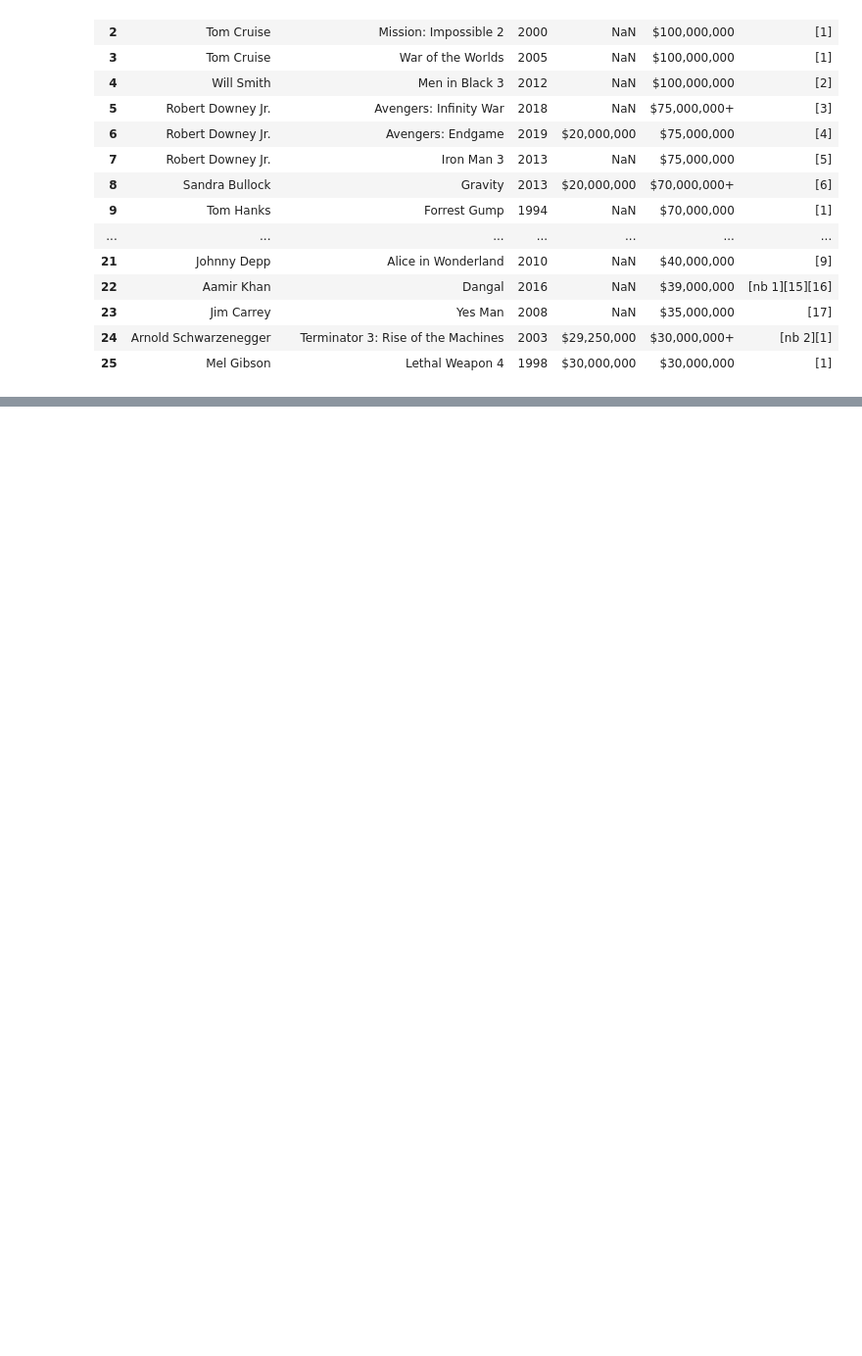
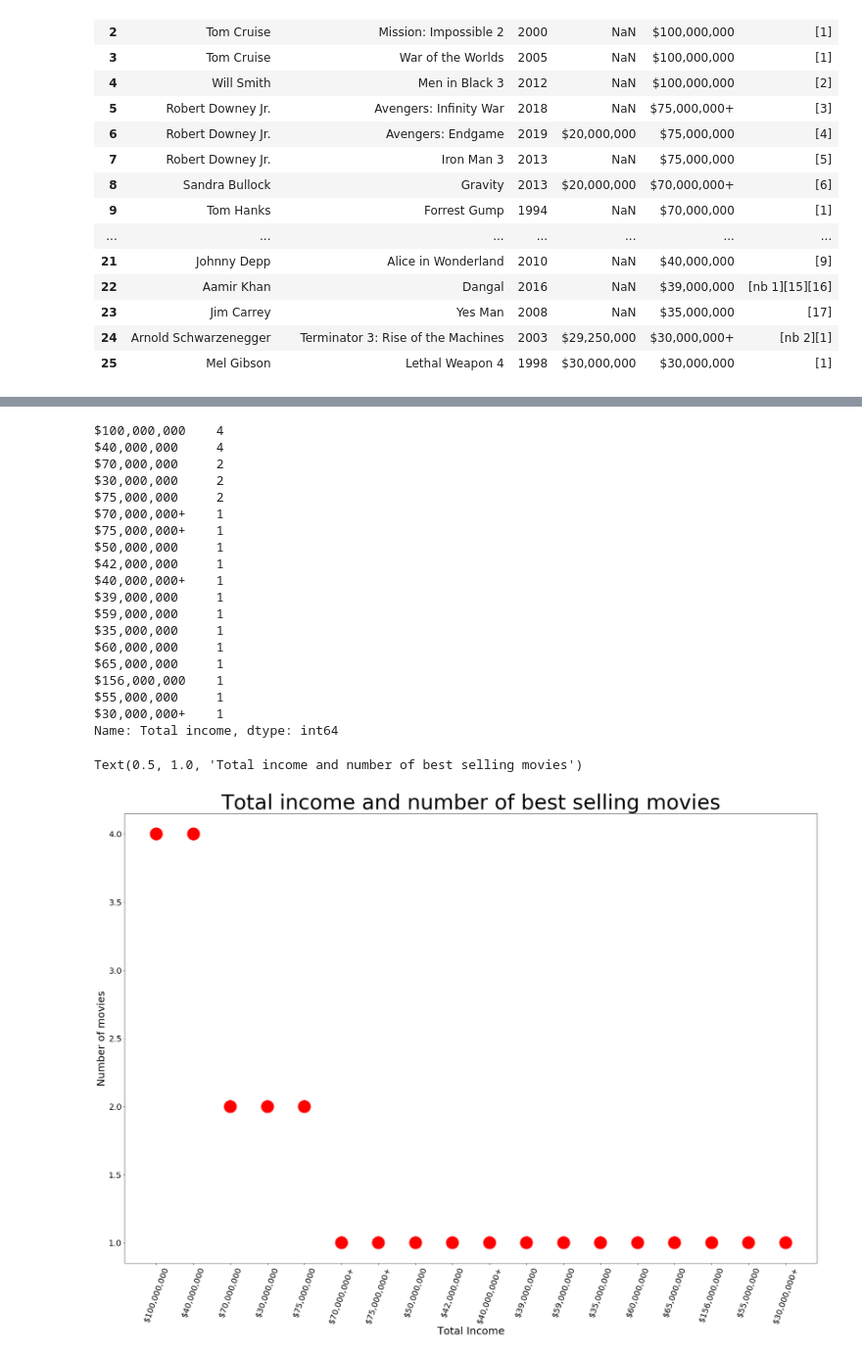
Before and after one commit to Thesavagecoder7784/Statistical-Data-Analysis-With-Pandas, a Jupyter notebook: Actor.ipynb, the cells around one changed output, grey strips where cells are left out. Shown at 98% size. Saved outputs shown, nothing was run; the diff lists cells and outputs as text; code cells hidden in the pictures; blank space fills up the shorter version.

```diff
--- a/Actor.ipynb
+++ b/Actor.ipynb
@@ -123,0 +97,31 @@ Name: Salary, dtype: int64
+# %%
+c = df['Total income'].value_counts()
+print(c)
+plt.plot(c, c ='Red' , ls='', marker = 'o', ms=30)
+plt.xticks(fontsize = 20,rotation = 70)
+plt.yticks(fontsize = 20)
+plt.xlabel("Total Income",fontsize = 25)
+plt.ylabel("Number of movies",fontsize = 25)
+plt.title("Total income and number of best selling movies",fontsize = 50)
+# %% [output]
+$100,000,000    4
+$40,000,000     4
+$70,000,000     2
+$30,000,000     2
+$75,000,000     2
+$70,000,000+    1
+$75,000,000+    1
+$50,000,000     1
+$42,000,000     1
+$40,000,000+    1
+$39,000,000     1
+$59,000,000     1
+$35,000,000     1
+$60,000,000     1
+$65,000,000     1
+$156,000,000    1
+$55,000,000     1
+$30,000,000+    1
+Name: Total income, dtype: int64
+Text(0.5, 1.0, 'Total income and number of best selling movies')
+[figure, added]
```
Also changed, not shown: parts of 8 cells of this notebook.
